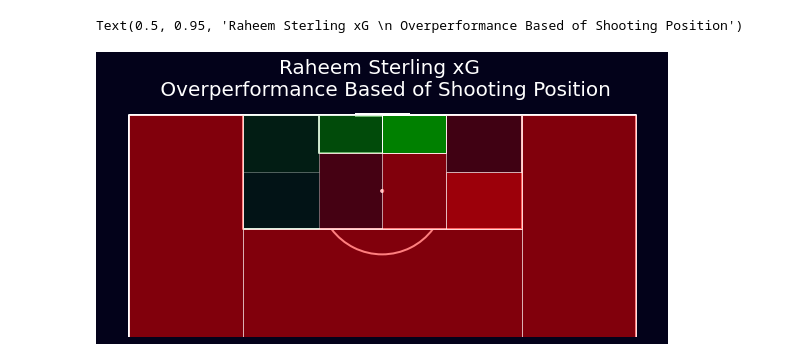
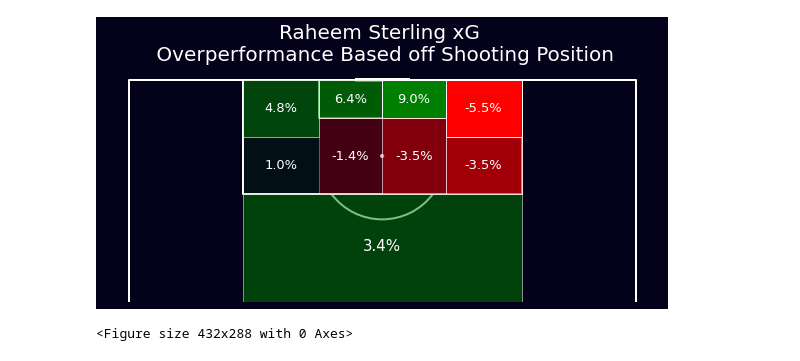
Before and after one commit to SamuelPaterson/Football, a Jupyter notebook: xG Overperformance based off shooting position.ipynb, the cells around one changed output. Cells and saved outputs as stored; diff of their text form; code cells hidden in the pictures.

Commit message:
xg_overperformance

```diff
--- a/xG Overperformance based off shooting position.ipynb
+++ b/xG Overperformance based off shooting position.ipynb
@@ -57,9 +58,12 @@ def get_colour(xgdif):
     if xgdif > 0:
         colour = 'green'
         alpha = xgdif/max_xgdif
-    else:
+    elif xgdif < 0:
         colour = 'red'
         alpha = xgdif/min_xgdif
+    else:
+        colour ='#03021a'
+        alpha = 0
     return [colour, alpha]
 # %%
 colour, alpha= get_colour(left_6yard_xgdif)
@@ -90,26 +94,71 @@ right_outside = plt.Rectangle((62,0), 18,120,fc=colour,ec='w',alpha=.5)
 # %%
 fig, axs = plt.subplots(figsize=(10, 10))
 fig.patch.set_facecolor('#03021a')
 pitch = VerticalPitch(pitch_color='#03021a', line_color='white', half=True, pad_bottom=-25)
 pitch.draw(ax=axs)
 
 plt.gca().add_patch(left_6yard)
+rx, ry = left_6yard.get_xy()
+cx = rx + left_6yard.get_width()/2.0
+cy = ry + left_6yard.get_height()/2.0
+axs.annotate(str(left_6yard_xgdif)+"%", (cx, cy), color='w', fontsize=13, ha='center', va='center')
+
 plt.gca().add_patch(right_6yard)
+rx, ry = right_6yard.get_xy()
+cx = rx + right_6yard.get_width()/2.0
+cy = ry + right_6yard.get_height()/2.0
+axs.annotate(str(right_6yard_xgdif)+"%", (cx, cy), color='w', fontsize=13, ha='center', va='center')
+
 
 plt.gca().add_patch(top_left_halfspace)
+rx, ry = top_left_halfspace.get_xy()
+cx = rx + top_left_halfspace.get_width()/2.0
+cy = ry + top_left_halfspace.get_height()/2.0
+axs.annotate(str(top_left_halfspace_xgdif)+"%", (cx, cy), color='w', fontsize=13, ha='center', va='center')
+
 plt.gca().add_patch(bottom_left_halfspace)
+rx, ry = bottom_left_halfspace.get_xy()
+cx = rx + bottom_left_halfspace.get_width()/2.0
+cy = ry + bottom_left_halfspace.get_height()/2.0
+axs.annotate(str(bottom_left_halfspace_xgdif)+"%", (cx, cy), color='w', fontsize=13, ha='center', va='center')
+
 plt.gca().add_patch(top_right_halfspace)
+rx, ry = top_right_halfspace.get_xy()
+cx = rx + top_right_halfspace.get_width()/2.0
+cy = ry + top_right_halfspace.get_height()/2.0
+axs.annotate(str(top_right_halfspace_xgdif)+"%", (cx, cy), color='w', fontsize=13, ha='center', va='center')
+
 plt.gca().add_patch(bottom_right_halfspace)
+rx, ry = bottom_right_halfspace.get_xy()
+cx = rx + bottom_right_halfspace.get_width()/2.0
+cy = ry + bottom_right_halfspace.get_height()/2.0
+axs.annotate(str(bottom_right_halfspace_xgdif)+"%", (cx, cy), color='w', fontsize=13, ha='center', va='center')
 
 plt.gca().add_patch(left_penalty)
+rx, ry = left_penalty.get_xy()
+cx = rx + left_penalty.get_width()/2.0
+cy = ry + left_penalty.get_height()/2.0
+axs.annotate(str(left_penalty_xgdif)+"%", (cx, cy), color='w', fontsize=13, ha='center', va='center')
+
 plt.gca().add_patch(right_penalty)
+rx, ry = right_penalty.get_xy()
+cx = rx + right_penalty.get_width()/2.0
+cy = ry + right_penalty.get_height()/2.0
+axs.annotate(str(right_penalty_xgdif)+"%", (cx, cy), color='w', fontsize=13, ha='center', va='center')
+
 
 plt.gca().add_patch(inside)
-plt.gca().add_patch(left_outside)
-plt.gca().add_patch(right_outside)
+rx, ry = inside.get_xy()
+cx = rx + inside.get_width()/2.0
+cy = ry + inside.get_height()/2.0
+axs.annotate(str(inside_xgdif)+"%", (cx, cy+42), color='w', fontsize=15, ha='center')
+
+#plt.gca().add_patch(left_outside)
+#plt.gca().add_patch(right_outside)
 
 
-plt.title('Raheem Sterling xG \n Overperformance Based of Shooting Position', y=0.95, fontsize=20, color='w')
+plt.title('Raheem Sterling xG \n Overperformance Based off Shooting Position', y=0.95, fontsize=20, color='w')
+plt.show()
 # %% [output]
+[figure, new version]
-Text(0.5, 0.95, 'Raheem Sterling xG \n Overperformance Based of Shooting Position')
+<Figure size 432x288 with 0 Axes>
-[figure, old version]
```
Also changed, not shown: parts of 2 cells of this notebook, 1 other file.
